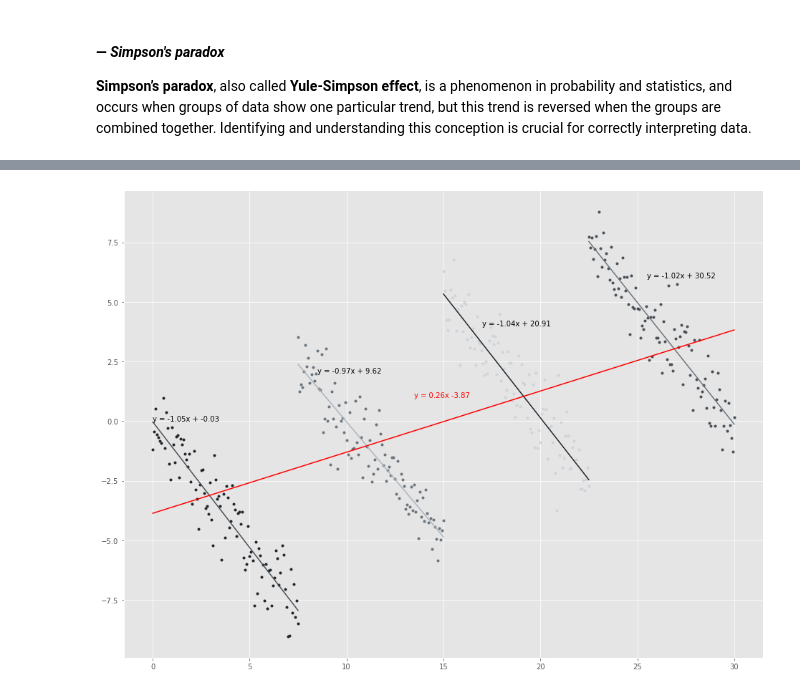
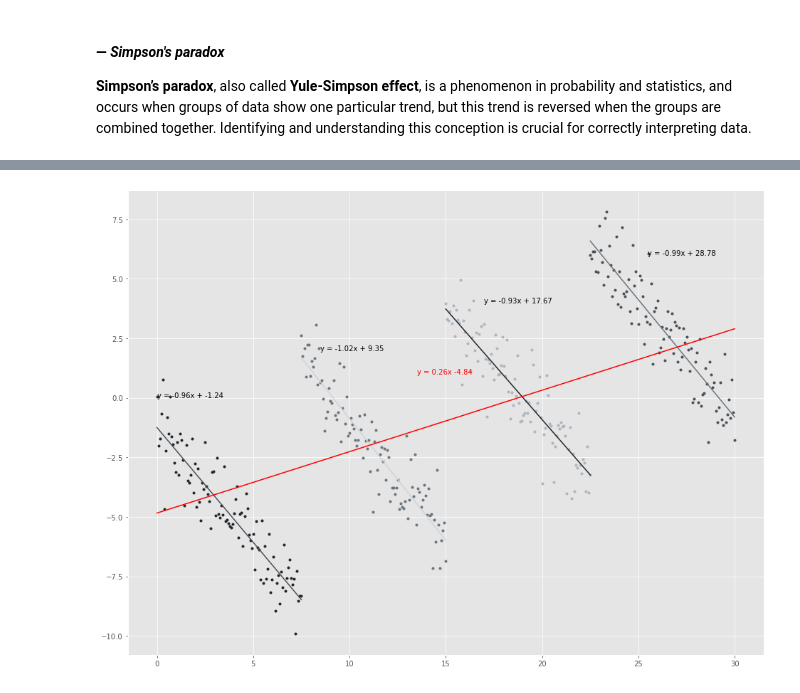
Before and after one commit to mizydorek/Fundamentals-of-Data-Analysis-Tasks-2020, a Jupyter notebook: tasks.ipynb, the cells around one changed output, grey strips where cells are left out. Drawn from its saved outputs; the diff is of its cells as text; code cells hidden in the pictures.

```diff
--- a/tasks.ipynb
+++ b/tasks.ipynb
@@ -321,7 +314,7 @@ plt.style.use('ggplot')
 plt.rcParams['figure.figsize'] = [16,12]
 
 # Set your custom color palette
-colors = ["#212529", "#495057", "#6C757D", "#ADB5BD", "#CED4DA"]
+colors = ["#212529", "#495057", "#6C757D", "#CED4DA", "#ADB5BD"]
 sns.set_palette(sns.color_palette(colors))
 cmap = matplotlib.colors.ListedColormap(colors)
 # %%
@@ -332,32 +325,35 @@ def simpson(n):
     # create empty arrays to combine all datasets into one large set to simulate the simpson's paradox
     x = np.empty(0)
     y = np.empty(0)
     # For loop that creates n datasets, counts coefficients for them using numpy polyfit function and plot the data.
     for i in range(n):
         # Create x values using numpy linspace function
         xi = np.linspace(7.5 * i, 7.5 * i + 7.5, 100)
         # and y values using notation y = a * x + b (in this case b =  10 * i + some noise created using numpy random)
-        yi = -1.0 * xi + 10 * i + np.random.normal(0.0, 1.0, len(xi))
+        yi = -1.0 * xi + 10 * i + np.random.normal(-1.0, 1.0, len(xi))
 
         # counts coefficients for dataset using numpy polyfit function
+        # https://numpy.org/doc/stable/reference/generated/numpy.polyfit.html
         ai, bi = np.polyfit(xi, yi, 1)
 
         # plot the data
         plt.plot(xi, yi, '.');
         plt.plot(xi, ai * xi + bi, '-' )
+        # good practise of the string formatters found on https://pyformat.info/
         plt.text(7.5 * i + i, 2 * i, 'y = {:.2f}x + {:.2f}'.format(ai, bi))
 
         # append data to master set
+        # https://stackoverflow.com/questions/22392497/how-to-add-a-new-row-to-an-empty-numpy-array
         x = np.append(x, xi)
         y = np.append(y, yi)
 
     # counts coefficients for master dataset
     a, b = np.polyfit(x, y, 1)
     # and plot the data.
     plt.plot(x, a * x + b, 'r-' )
 
     plt.text(13.5, 1, 'y = {:.2f}x {:.2f}'.format(a, b), color='red')
 
 simpson(4)
 # %% [output]
-[figure, old version]
+[figure, new version]
```
Also changed, not shown: parts of 16 cells of this notebook.
